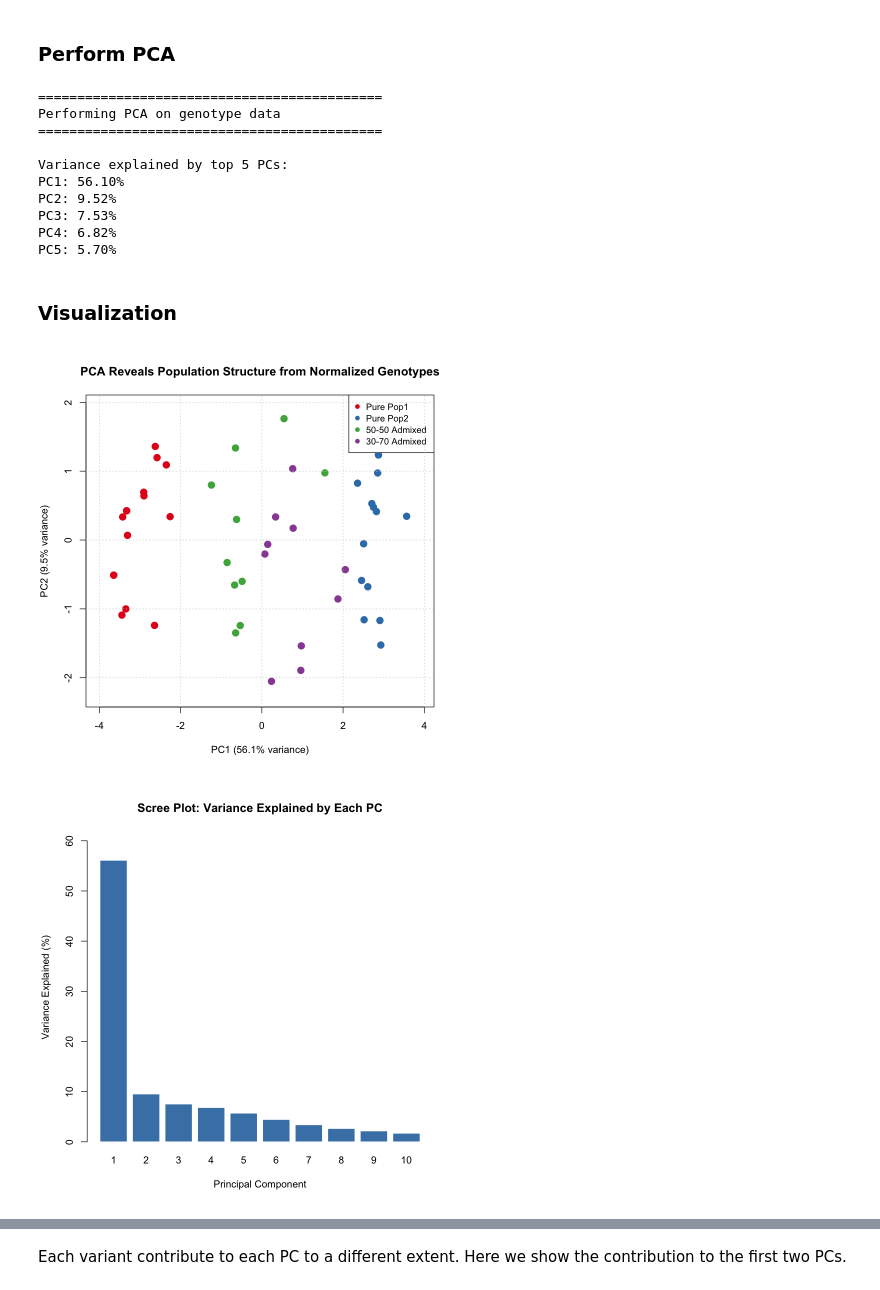
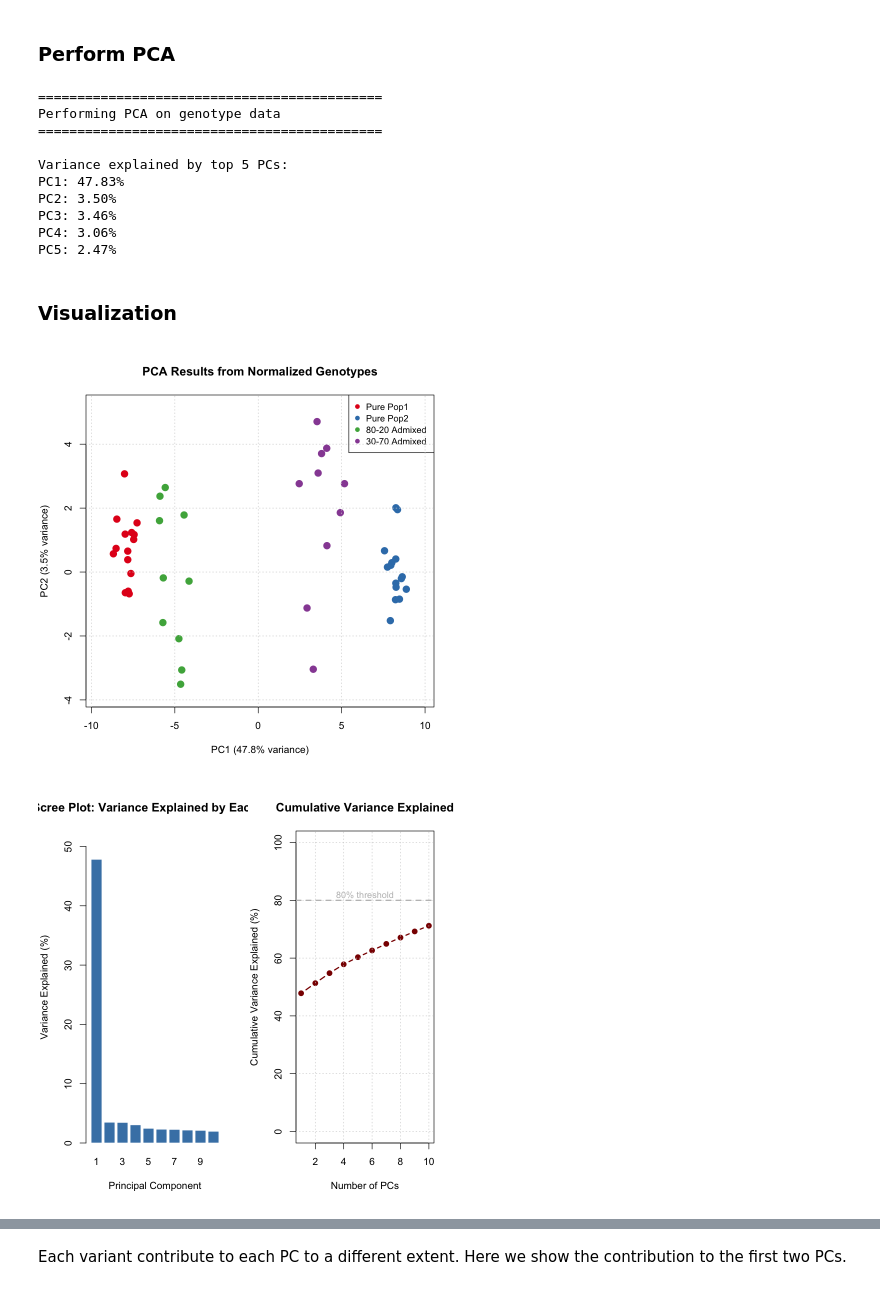
Before and after one commit to RuiDongDR/statgen-prerequisites, a Jupyter notebook: principal_component_analysis.ipynb, the cells around one changed output, grey strips where cells are left out. Drawn from its saved outputs; the diff is of its cells as text; code cells hidden in the pictures.

```diff
--- a/principal_component_analysis.ipynb
+++ b/principal_component_analysis.ipynb
@@ -53,0 +140,18 @@ PCA can be considered as a special case of factor analysis with the following co
+# %%
+# Standardize the genotype matrix
+X_standardized <- scale(X, center = TRUE, scale = TRUE)
+
+# Perform PCA
+pca_result <- prcomp(X_standardized, center = FALSE, scale. = FALSE)
+
+# Extract principal component scores
+pc_scores <- pca_result$x
+
+# Calculate variance explained by each PC
+variance_explained <- (pca_result$sdev^2) / sum(pca_result$sdev^2) * 100
+
+cat("Variance explained by top 5 PCs:\n")
+for (i in 1:5) {
+  cat(sprintf("PC%d: %.2f%%\n", i, variance_explained[i]))
+}
+cat("\n")
@@ -147,7 +322,7 @@ cat("Performing PCA on genotype data\n")
 cat("============================================\n\n")
 
 # Perform PCA on standardized genotypes
-pca_result <- prcomp(X, center = FALSE, scale. = FALSE)
+pca_result <- prcomp(t(X), center = FALSE, scale. = FALSE)
 
 # Extract PC scores for each individual
 pc_scores <- pca_result$x
@@ -166,25 +341,23 @@ Performing PCA on genotype data
 ============================================
 
 Variance explained by top 5 PCs:
-PC1: 56.10%
-PC2: 9.52%
-PC3: 7.53%
-PC4: 6.82%
-PC5: 5.70%
+PC1: 47.83%
+PC2: 3.50%
+PC3: 3.46%
+PC4: 3.06%
+PC5: 2.47%
 # %% [markdown]
 ### Visualization
 # %%
-# Define group labels based on true ancestry Q matrix
-# Individuals 1-15: Pure Pop1, 16-30: Pure Pop2, 31-40: 50-50 admixed, 41-50: 30-70 admixed
 group_labels <- c(rep("Pure Pop1", 15),
                   rep("Pure Pop2", 15),
-                  rep("50-50 Admixed", 10),
+                  rep("80-20 Admixed", 10),
                   rep("30-70 Admixed", 10))
 
 # Define colors for each group
 group_colors <- c("Pure Pop1" = "#E41A1C",
                   "Pure Pop2" = "#377EB8",
-                  "50-50 Admixed" = "#4DAF4A",
+                  "80-20 Admixed" = "#4DAF4A",
                   "30-70 Admixed" = "#984EA3")
 
 # Create scatter plot: PC1 vs PC2
@@ -195,7 +368,7 @@ plot(pc_scores[, 1], pc_scores[, 2],
      pch = 19, cex = 1.5,
      xlab = sprintf("PC1 (%.1f%% variance)", variance_explained[1]),
      ylab = sprintf("PC2 (%.1f%% variance)", variance_explained[2]),
-     main = "PCA Reveals Population Structure from Normalized Genotypes",
+     main = "PCA Results from Normalized Genotypes",
      xlim = range(pc_scores[, 1]) * 1.1,
      ylim = range(pc_scores[, 2]) * 1.1)
 
@@ -208,17 +381,36 @@ legend("topright",
 
 grid()
 # %% [output]
-[figure, old version]
+[figure, new version]
 # %%
+par(mfrow = c(1, 2), mar = c(5, 4, 4, 2))
+
 # Create scree plot to show variance explained by each PC
 # Barplot of variance explained
 barplot(variance_explained[1:10],
         names.arg = 1:10,
         xlab = "Principal Component",
         ylab = "Variance Explained (%)",
         main = "Scree Plot: Variance Explained by Each PC",
         col = "steelblue",
         border = "white",
         ylim = c(0, max(variance_explained[1:10]) * 1.1))
+
+# Cumulative variance explained
+cumvar <- cumsum(variance_explained[1:10])
+plot(1:10, cumvar,
+     type = "b",
+     pch = 19,
+     col = "darkred",
+     lwd = 2,
+     xlab = "Number of PCs",
+     ylab = "Cumulative Variance Explained (%)",
+     main = "Cumulative Variance Explained",
+     ylim = c(0, 100))
+grid()
+
+# Add reference line at 80% variance
+abline(h = 80, col = "gray", lty = 2, lwd = 2)
+text(5.5, 82, "80% threshold", col = "gray", cex = 0.9)
 # %% [output]
-[figure, old version]
+[figure, new version]
```
Also changed, not shown: parts of 25 cells of this notebook, 16 other files.
